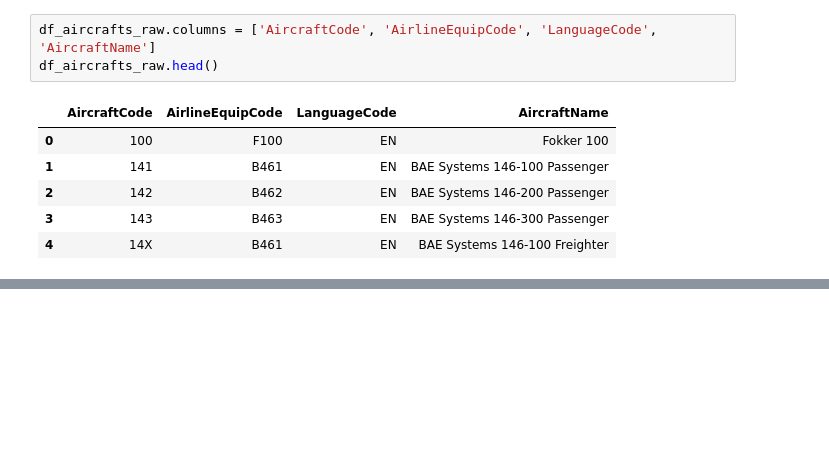
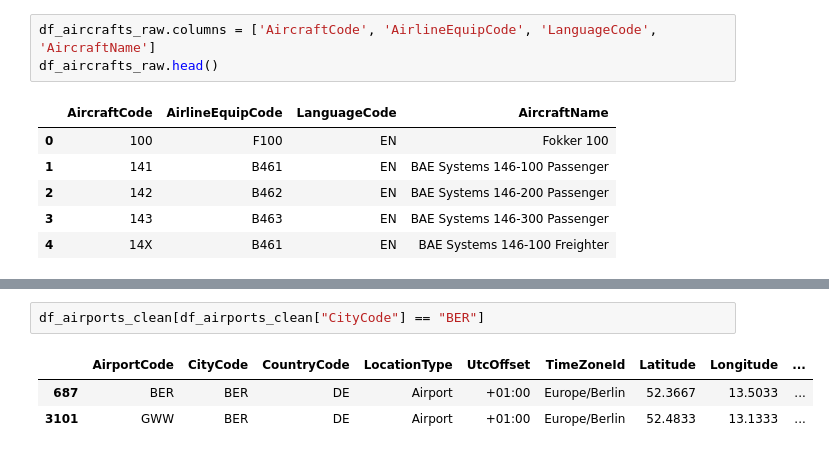
Before and after one commit to mkvph0ch/dst_airlines, a Jupyter notebook: notebooks/clean_lh_data.ipynb, the cells around one changed output, grey strips where cells are left out. Drawn from its saved outputs; the diff is of its cells as text; blank space fills up the shorter version.

```diff
--- a/notebooks/clean_lh_data.ipynb
+++ b/notebooks/clean_lh_data.ipynb
@@ -172,0 +247,6 @@ df_aircrafts_clean.head()
+# %%
+df_airports_clean[df_airports_clean["CityCode"] == "BER"]
+# %% [output]
+|  | AirportCode | CityCode | CountryCode | LocationType | UtcOffset | TimeZoneId | Latitude | Longitude | ... |
+| 687 | BER | BER | DE | Airport | +01:00 | Europe/Berlin | 52.3667 | 13.5033 | ... |
+| 3101 | GWW | BER | DE | Airport | +01:00 | Europe/Berlin | 52.4833 | 13.1333 | ... |
```
Also changed, not shown: parts of 7 cells of this notebook.
